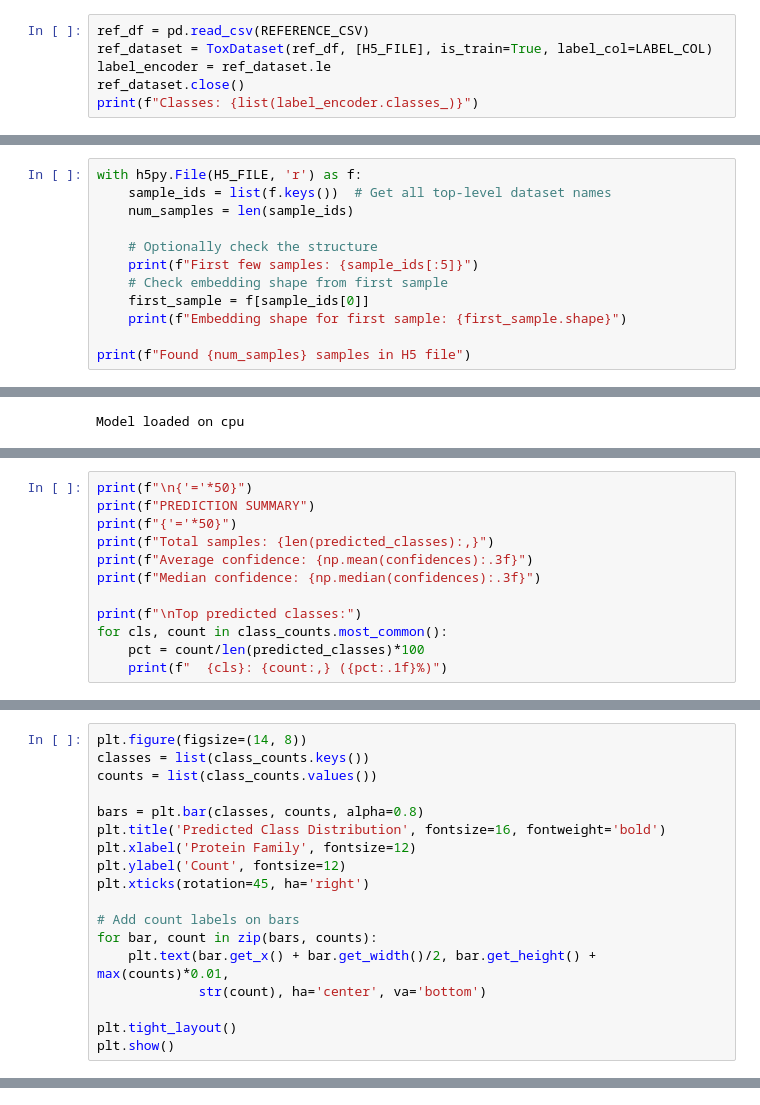
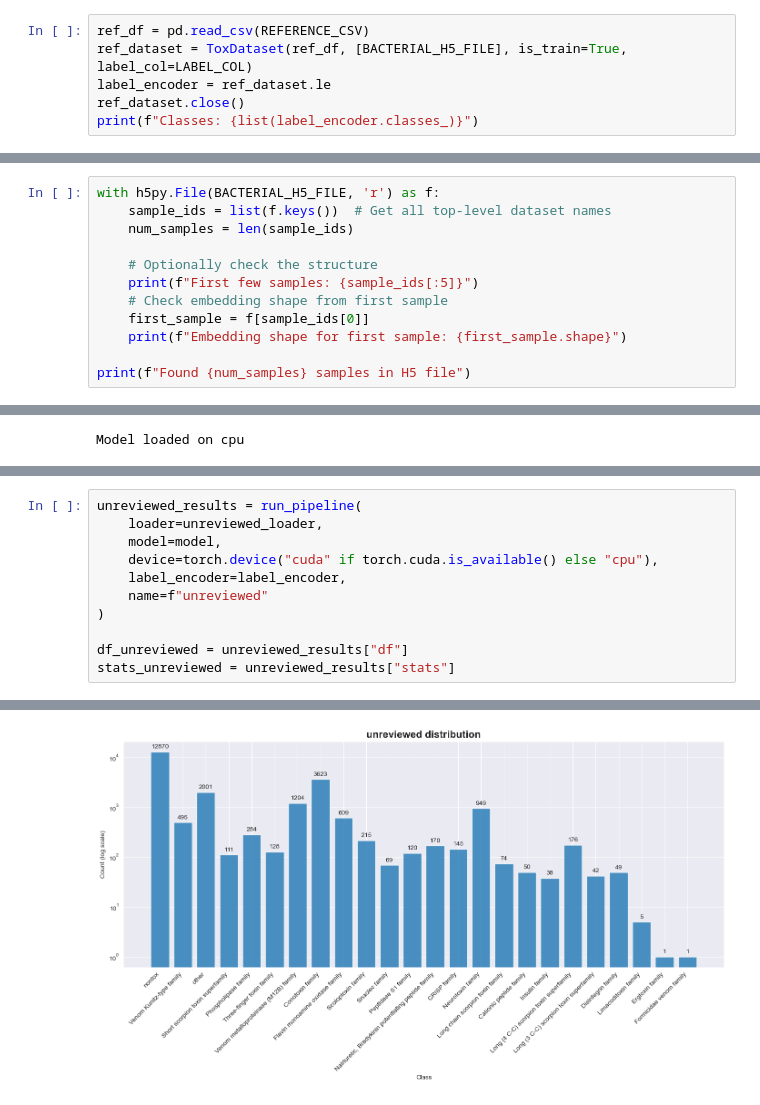
Before and after one commit to Sisistern123/ToxFam, a Jupyter notebook: benchmark/benchmark.ipynb, the cells around one changed output, grey strips where cells are left out. Saved outputs shown, nothing was run; the diff lists cells and outputs as text.

Commit message:
reran training

```diff
--- a/benchmark/benchmark.ipynb
+++ b/benchmark/benchmark.ipynb
@@ -22,14 +24,14 @@ REFERENCE_CSV = "../data/interm/training_data.csv"  # Needed for label encoder
 LABEL_COL = "Protein families"
 # %%
 ref_df = pd.read_csv(REFERENCE_CSV)
-ref_dataset = ToxDataset(ref_df, [H5_FILE], is_train=True, label_col=LABEL_COL)
+ref_dataset = ToxDataset(ref_df, [BACTERIAL_H5_FILE], is_train=True, label_col=LABEL_COL)
 label_encoder = ref_dataset.le
 ref_dataset.close()
 print(f"Classes: {list(label_encoder.classes_)}")
 # %% [output]
 Classes: ['Bradykinin-related peptide family', 'CRISP family', 'Cationic peptide family', 'Conotoxin family', 'Disintegrin family', 'Ergtoxin family', 'FARP (FMRFamide related peptide) family', 'Flavi ...
 # %%
-with h5py.File(H5_FILE, 'r') as f:
+with h5py.File(BACTERIAL_H5_FILE, 'r') as f:
     sample_ids = list(f.keys())  # Get all top-level dataset names
     num_samples = len(sample_ids)
 
@@ -182,12 +141,0 @@ Statistics calculated!
-# %%
-print(f"\n{'='*50}")
-print(f"PREDICTION SUMMARY")
-print(f"{'='*50}")
-print(f"Total samples: {len(predicted_classes):,}")
-print(f"Average confidence: {np.mean(confidences):.3f}")
-print(f"Median confidence: {np.median(confidences):.3f}")
-
-print(f"\nTop predicted classes:")
-for cls, count in class_counts.most_common():
-    pct = count/len(predicted_classes)*100
-    print(f"  {cls}: {count:,} ({pct:.1f}%)")
@@ -215,18 +141,0 @@ Top predicted classes:
-# %%
-plt.figure(figsize=(14, 8))
-classes = list(class_counts.keys())
-counts = list(class_counts.values())
-
-bars = plt.bar(classes, counts, alpha=0.8)
-plt.title('Predicted Class Distribution', fontsize=16, fontweight='bold')
-plt.xlabel('Protein Family', fontsize=12)
-plt.ylabel('Count', fontsize=12)
-plt.xticks(rotation=45, ha='right')
-
-# Add count labels on bars
-for bar, count in zip(bars, counts):
-    plt.text(bar.get_x() + bar.get_width()/2, bar.get_height() + max(counts)*0.01,
-             str(count), ha='center', va='bottom')
-
-plt.tight_layout()
-plt.show()
@@ -234,0 +329,12 @@ plt.show()
+# %%
+unreviewed_results = run_pipeline(
+    loader=unreviewed_loader,
+    model=model,
+    device=torch.device("cuda" if torch.cuda.is_available() else "cpu"),
+    label_encoder=label_encoder,
+    name=f"unreviewed"
+)
+
+df_unreviewed = unreviewed_results["df"]
+stats_unreviewed = unreviewed_results["stats"]
+# %% [output]
@@ -234,0 +358 @@ plt.show()
+[figure, added]
```
Also changed, not shown: parts of 21 cells of this notebook, 18 other files.
